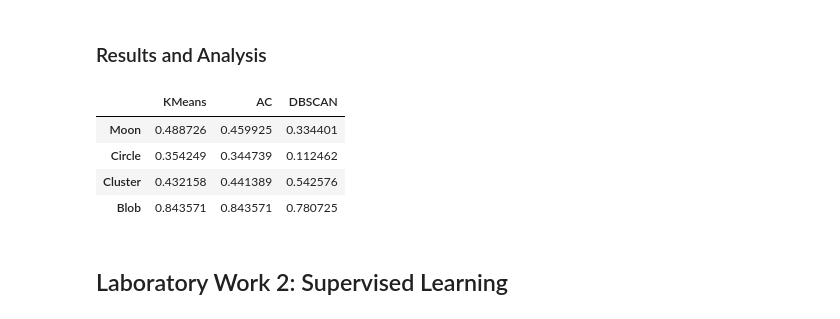
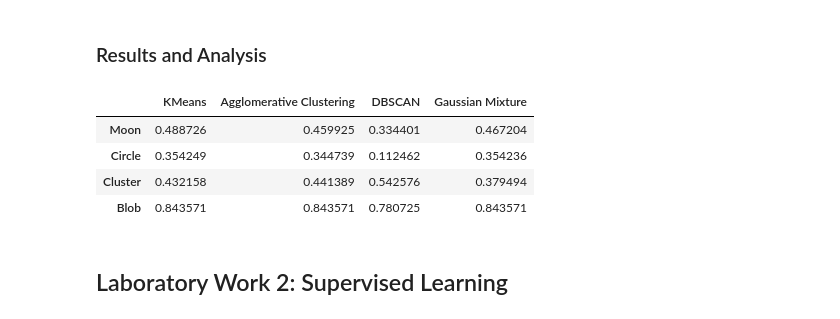
Before and after one commit to muffindud/machine-learning-and-data-mining, a Jupyter notebook: main.ipynb, the cells around one changed output. Drawn from its saved outputs; the diff is of its cells as text; code cells hidden in the pictures.

Commit message:
add gaussian mixture

```diff
--- a/main.ipynb
+++ b/main.ipynb
@@ -218,0 +235,10 @@ DBSCAN Silhouette Score on Blob-shaped Data: 0.7807
+# %%
+circle_model_gaussian = GaussianMixture(n_components=2, random_state=RANDOM_STATE)
+circle_labels_gaussian = circle_model_gaussian.fit_predict(df_circle)
+circle_score_gaussian = silhouette_score(df_circle, circle_labels_gaussian)
+print(f"Gaussian Mixture Silhouette Score on Circle-shaped Data: {circle_score_gaussian:.4f}")
+
+plt.figure(figsize=(8, 6))
+sns.scatterplot(x=df_circle['Feature 1'], y=df_circle['Feature 2'], hue=circle_labels_gaussian, palette='Set1')
+plt.title('Gaussian Mixture Clustering on Circle-shaped Data')
+plt.show()
@@ -218,0 +248,10 @@ DBSCAN Silhouette Score on Blob-shaped Data: 0.7807
+# %%
+cluster_model_gaussian = GaussianMixture(n_components=2, random_state=RANDOM_STATE)
+cluster_labels_gaussian = cluster_model_gaussian.fit_predict(df_cluster)
+cluster_score_gaussian = silhouette_score(df_cluster, cluster_labels_gaussian)
+print(f"Gaussian Mixture Silhouette Score on Cluster-shaped Data: {cluster_score_gaussian:.4f}")
+
+plt.figure(figsize=(8, 6))
+sns.scatterplot(x=df_cluster['Feature 1'], y=df_cluster['Feature 2'], hue=cluster_labels_gaussian, palette='Set1')
+plt.title('Gaussian Mixture Clustering on Cluster-shaped Data')
+plt.show()
@@ -218,0 +261,10 @@ DBSCAN Silhouette Score on Blob-shaped Data: 0.7807
+# %%
+blob_model_gaussian = GaussianMixture(n_components=3, random_state=RANDOM_STATE)
+blob_labels_gaussian = blob_model_gaussian.fit_predict(df_blobs)
+blob_score_gaussian = silhouette_score(df_blobs, blob_labels_gaussian)
+print(f"Gaussian Mixture Silhouette Score on Blob-shaped Data: {blob_score_gaussian:.4f}")
+
+plt.figure(figsize=(8, 6))
+sns.scatterplot(x=df_blobs['Feature 1'], y=df_blobs['Feature 2'], hue=blob_labels_gaussian, palette='Set1')
+plt.title('Gaussian Mixture Clustering on Blob-shaped Data')
+plt.show()
@@ -221,32 +276,38 @@ DBSCAN Silhouette Score on Blob-shaped Data: 0.7807
 # %%
 scores = {
     'KMeans': {
         'Moon': moon_score_kmeans,
         'Circle': circle_score_kmeans,
         'Cluster': cluster_score_kmeans,
         'Blob': blobs_score_kmeans
     },
-    'AC': {
+    'Agglomerative Clustering': {
         'Moon': moon_score_agglomerative,
         'Circle': circle_score_agglomerative,
         'Cluster': cluster_score_agglomerative,
         'Blob': blob_score_agglomerative
     },
     'DBSCAN': {
         'Moon': moon_score_dbscan,
         'Circle': circle_score_dbscan,
         'Cluster': cluster_score_dbscan,
         'Blob': blobs_score_dbscan
+    },
+    'Gaussian Mixture': {
+        'Moon': moon_score_gaussian,
+        'Circle': circle_score_gaussian,
+        'Cluster': cluster_score_gaussian,
+        'Blob': blob_score_gaussian
     }
 }
 
 scores_df = pd.DataFrame(scores)
 scores_df
 # %% [output]
-|  | KMeans | AC | DBSCAN |
-| Moon | 0.488726 | 0.459925 | 0.334401 |
-| Circle | 0.354249 | 0.344739 | 0.112462 |
-| Cluster | 0.432158 | 0.441389 | 0.542576 |
-| Blob | 0.843571 | 0.843571 | 0.780725 |
+|  | KMeans | Agglomerative Clustering | DBSCAN | Gaussian Mixture |
+| Moon | 0.488726 | 0.459925 | 0.334401 | 0.467204 |
+| Circle | 0.354249 | 0.344739 | 0.112462 | 0.354236 |
+| Cluster | 0.432158 | 0.441389 | 0.542576 | 0.379494 |
+| Blob | 0.843571 | 0.843571 | 0.780725 | 0.843571 |
 # %% [markdown]
 ## Laboratory Work 2: Supervised Learning
```
Also changed, not shown: parts of 6 cells of this notebook.
